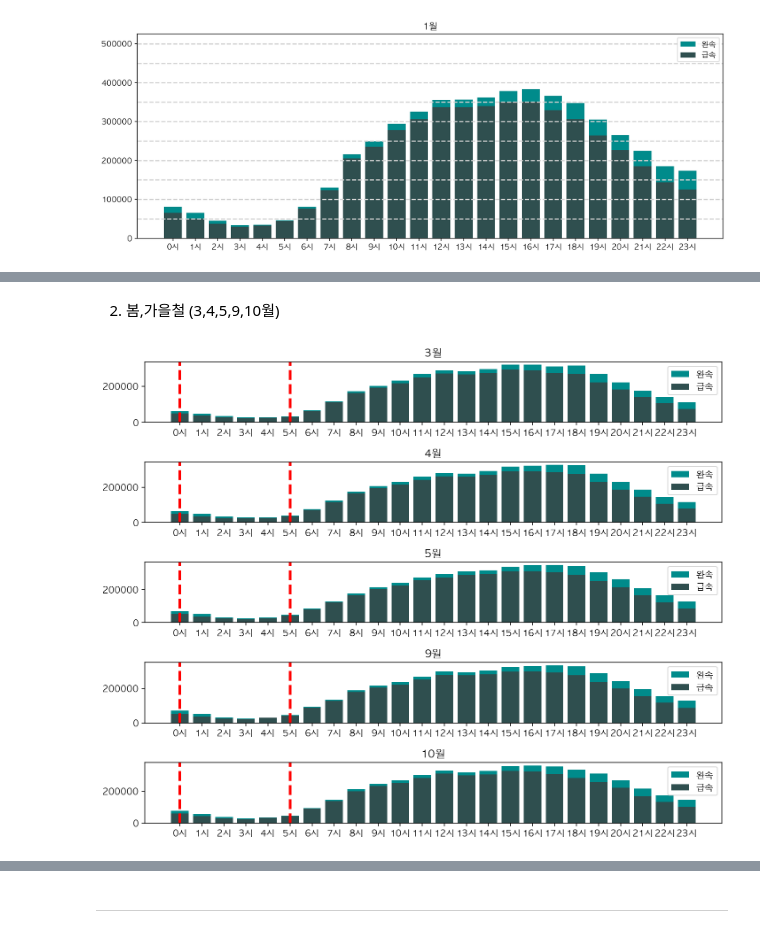
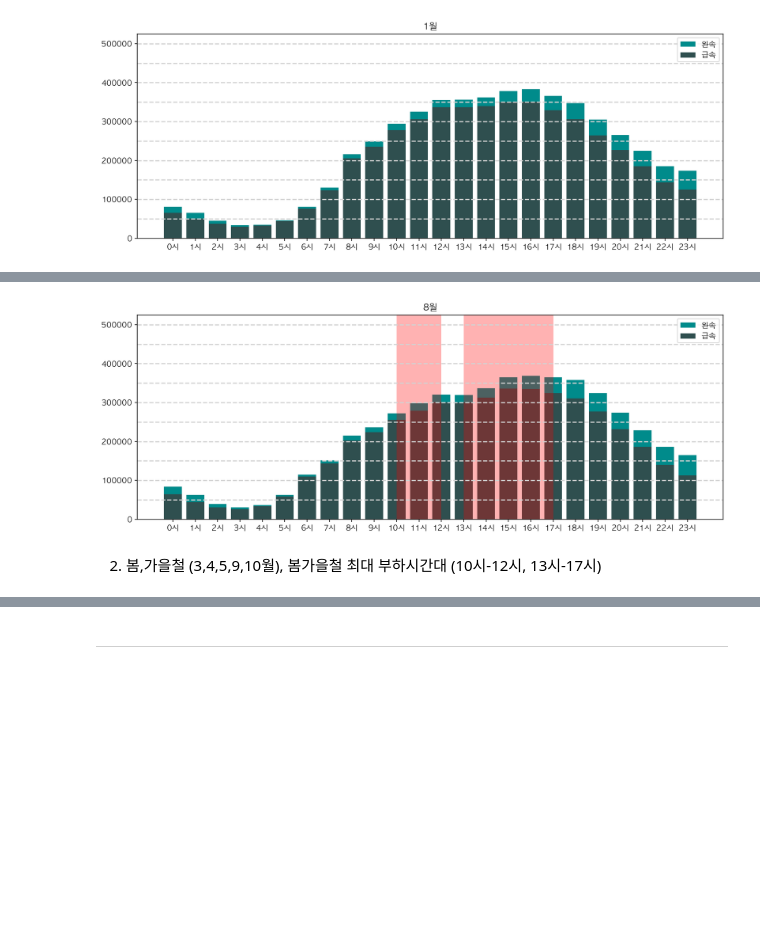
Before and after one commit to Woorim-lee/KDT_first_project, a Jupyter notebook: EV_car_notebook.ipynb, the cells around one changed output, grey strips where cells are left out. Cells and saved outputs as stored; diff of their text form; code cells hidden in the pictures; blank space fills up the shorter version.

```diff
--- a/EV_car_notebook.ipynb
+++ b/EV_car_notebook.ipynb
@@ -230,45 +263,34 @@ plt.show()
+# %%
+plt.figure(figsize=(14,5))
+
+p1 = plt.bar(time, fast_8, color='darkslategrey')
+p2 = plt.bar(time, slow_8, bottom=fast_8, color='darkcyan')
+
+plt.legend((p2[0], p1[0]), ('완속', '급속'))
+plt.title('8월')
+plt.xticks(time)
+plt.axhline(50000, 0, 1, color='lightgray', linestyle='--')
+plt.axhline(100000, 0, 1, color='lightgray', linestyle='--')
+plt.axhline(150000, 0, 1, color='lightgray', linestyle='--')
+plt.axhline(200000, 0, 1, color='lightgray', linestyle='--')
+plt.axhline(250000, 0, 1, color='lightgray', linestyle='--')
+plt.axhline(300000, 0, 1, color='lightgray', linestyle='--')
+plt.axhline(350000, 0, 1, color='lightgray', linestyle='--')
+plt.axhline(400000, 0, 1, color='lightgray', linestyle='--')
+plt.axhline(450000, 0, 1, color='lightgray', linestyle='--')
+plt.axhline(500000, 0, 1, color='lightgray', linestyle='--')
+
+
+span_start = time[10]
+span_end = time[12]
+plt.axvspan(span_start, span_end, facecolor='red', alpha=0.3)
+
+span_start = time[13]
+span_end = time[17]
+plt.axvspan(span_start, span_end, facecolor='red', alpha=0.3)
+
+plt.show()
+# %% [output]
+[figure, added]
 # %% [markdown]
-2. 봄,가을철 (3,4,5,9,10월)
+2. 봄,가을철 (3,4,5,9,10월), 봄가을철 최대 부하시간대 (10시-12시, 13시-17시)
-# %%
-fig, ax = plt.subplots(5, 1, figsize=(10, 8))
-
-ax[0].bar(time, fast_3, color='darkslategrey')
-ax[0].bar(time, slow_3, bottom=fast_3, color='darkcyan')
-ax[0].legend((p2[0], p1[0]), ('완속', '급속'))
-ax[0].axvline(x=('0시'), color='r', linestyle='--', linewidth=3)
-ax[0].axvline(x=('5시'), color='r', linestyle='--', linewidth=3)
-ax[0].set_title('3월')
-
-ax[1].bar(time, fast_4, color='darkslategrey')
-ax[1].bar(time, slow_4, bottom=fast_4, color='darkcyan')
-ax[1].legend((p2[0], p1[0]), ('완속', '급속'))
-ax[1].axvline(x=('0시'), color='r', linestyle='--', linewidth=3)
-ax[1].axvline(x=('5시'), color='r', linestyle='--', linewidth=3)
-ax[1].set_title('4월')
-
-ax[2].bar(time, fast_5, color='darkslategrey')
-ax[2].bar(time, slow_5, bottom=fast_5, color='darkcyan')
-ax[2].legend((p2[0], p1[0]), ('완속', '급속'))
-ax[2].axvline(x=('0시'), color='r', linestyle='--', linewidth=3)
-ax[2].axvline(x=('5시'), color='r', linestyle='--', linewidth=3)
-ax[2].set_title('5월')
-
-ax[3].bar(time, fast_9, color='darkslategrey')
-ax[3].bar(time, slow_9, bottom=fast_9, color='darkcyan')
-ax[3].legend((p2[0], p1[0]), ('완속', '급속'))
-ax[3].axvline(x=('0시'), color='r', linestyle='--', linewidth=3)
-ax[3].axvline(x=('5시'), color='r', linestyle='--', linewidth=3)
-ax[3].set_title('9월')
-
-ax[4].bar(time, fast_10, color='darkslategrey')
-ax[4].bar(time, slow_10, bottom=fast_10, color='darkcyan')
-ax[4].legend((p2[0], p1[0]), ('완속', '급속'))
-ax[4].axvline(x=('0시'), color='r', linestyle='--', linewidth=3)
-ax[4].axvline(x=('5시'), color='r', linestyle='--', linewidth=3)
-ax[4].set_title('10월')
-
-
-fig.tight_layout()
-plt.show()
-# %% [output]
-[figure, removed]
```
Also changed, not shown: parts of 20 cells of this notebook.
